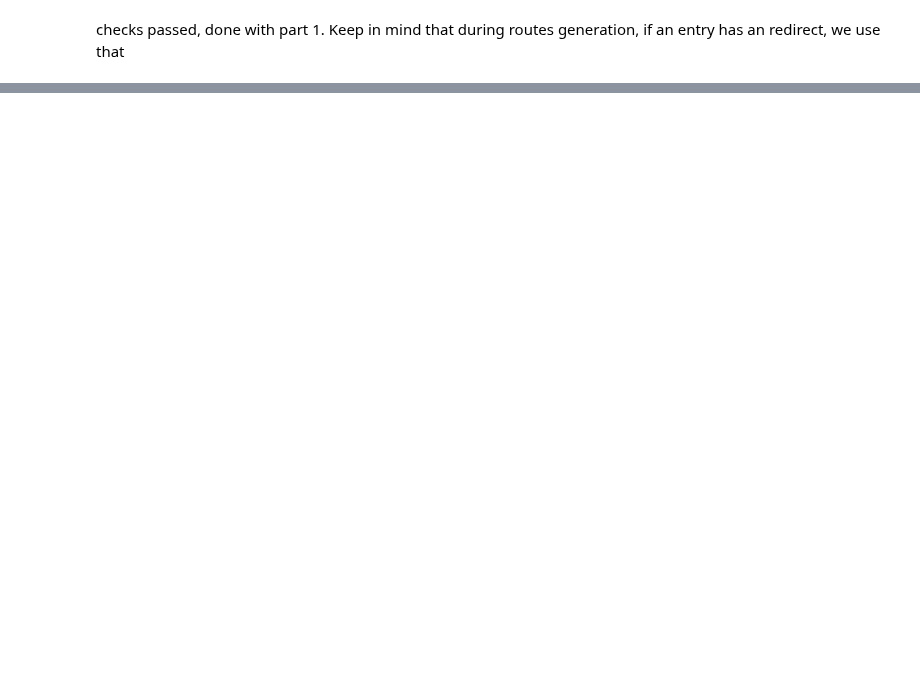
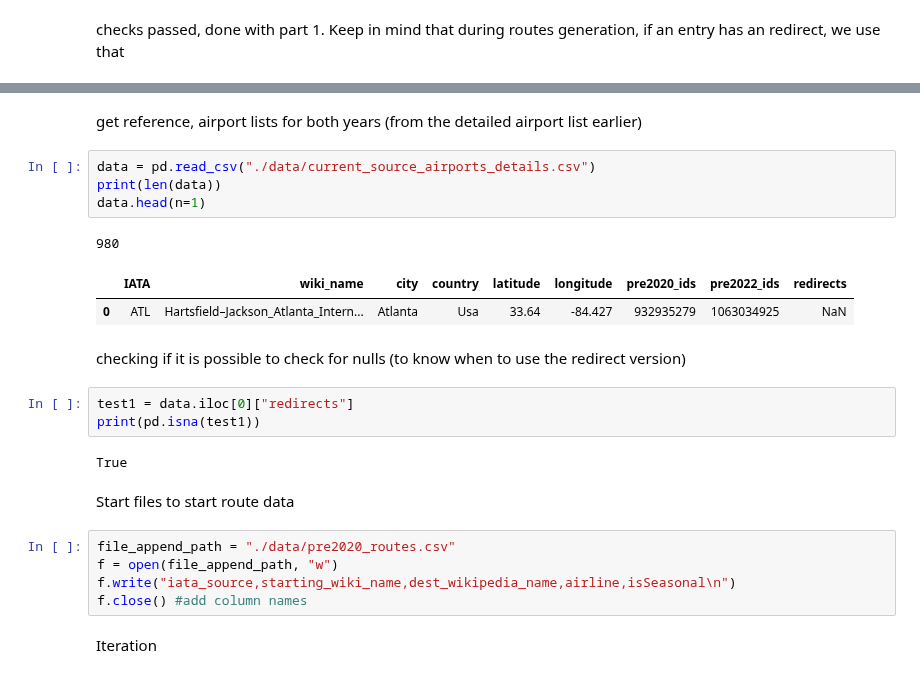
Before and after one commit to maxjing97/flight-routes-analysis, a Jupyter notebook: backend/dataset_preparation/3_get_old_airport_data_routes.ipynb, the cells around one changed output, grey strips where cells are left out. Saved outputs shown, nothing was run; the diff lists cells and outputs as text; blank space fills up the shorter version.

Commit message:
added code to input 2020 routes data, added additional checking to ensure redirect information is incorporated.

```diff
--- a/backend/dataset_preparation/3_get_old_airport_data_routes.ipynb
+++ b/backend/dataset_preparation/3_get_old_airport_data_routes.ipynb
@@ -213,0 +247,26 @@ checks passed, done with part 1. Keep in mind that during routes generation, if
+# %% [markdown]
+get reference, airport lists for both years (from the detailed airport list earlier)
+# %%
+data = pd.read_csv("./data/current_source_airports_details.csv")
+print(len(data))
+data.head(n=1)
+# %% [output]
+980
+|  | IATA | wiki_name | city | country | latitude | longitude | pre2020_ids | pre2022_ids | redirects |
+| 0 | ATL | Hartsfield–Jackson_Atlanta_Intern... | Atlanta | Usa | 33.64 | -84.427 | 932935279 | 1063034925 | NaN |
+# %% [markdown]
+checking if it is possible to check for nulls (to know when to use the redirect version)
+# %%
+test1 = data.iloc[0]["redirects"]
+print(pd.isna(test1))
+# %% [output]
+True
+# %% [markdown]
+Start files to start route data
+# %%
+file_append_path = "./data/pre2020_routes.csv"
+f = open(file_append_path, "w")
+f.write("iata_source,starting_wiki_name,dest_wikipedia_name,airline,isSeasonal\n")
+f.close() #add column names
+# %% [markdown]
+Iteration
```
Also changed, not shown: parts of 40 cells of this notebook, 1 other file.
